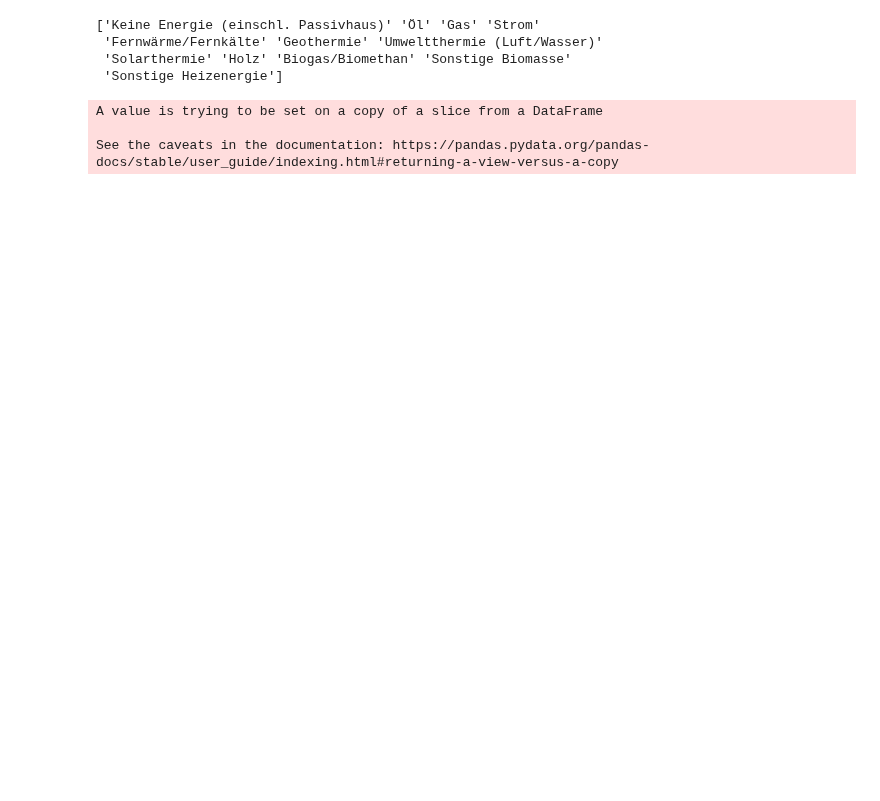
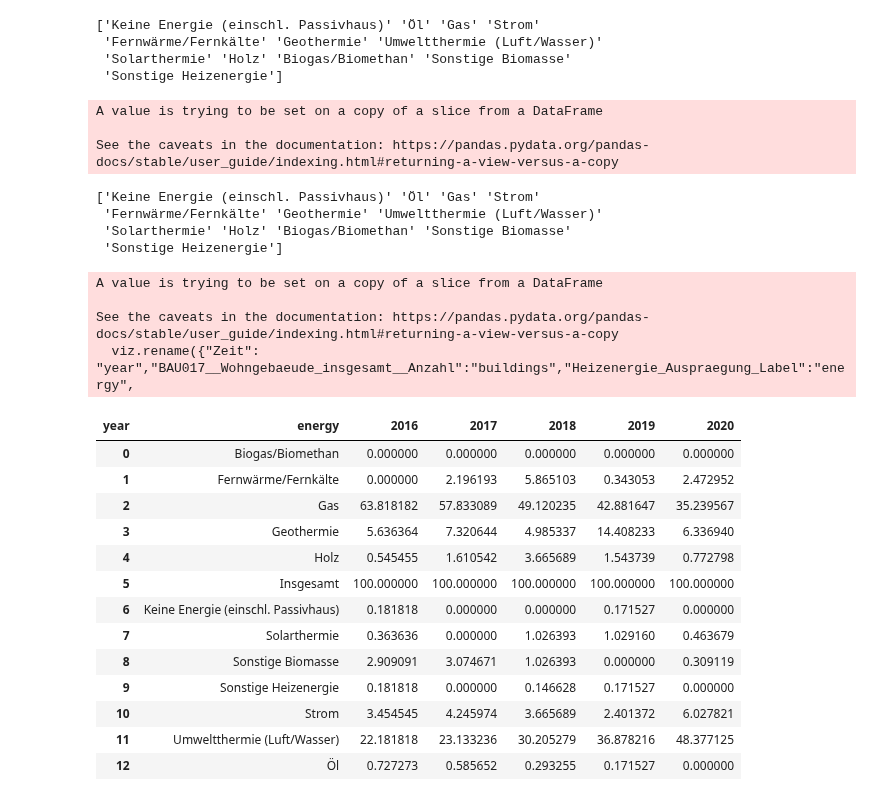
Before and after one commit to uclab-potsdam/klimataz, a Jupyter notebook: buildings/newbuildings_heating.ipynb, the cells around one changed output. Cells and saved outputs as stored; diff of their text form; code cells hidden in the pictures; blank space fills up the shorter version.

```diff
--- a/buildings/newbuildings_heating.ipynb
+++ b/buildings/newbuildings_heating.ipynb
@@ -341,17 +363,41 @@ See the caveats in the documentation: https://pandas.pydata.org/pandas-docs/stab
 # %%
 #plot_heating_timeseries(df_kreise[df_kreise["Ort_Auspraegung_Code"] == 1001],False,True)
 # Preparation of Workshop : extract data for "Mayen-Koblenz"
 
 mk = df_kreise[df_kreise["Ort_Auspraegung_Code"] == 7137]
 mk.to_csv("mayenkoblenz2.csv")
 
-plot_heating_bars(mk,True,True)
+plot_heating(mk,True,True)
 
 
 mk = mk[mk["Wohnort_Auspraegung_Label"] == "Wohnungen Insgesamt"]
 #pivot data
 pivot = mk.pivot_table(index='energy',columns='year', values="flats_anteil")
 pivot = pivot.reset_index(level=0)
 
-pivot.to_csv("mayenkoblenz_resahpe.csv")
+#pivot.to_csv("mayenkoblenz_reshpe.csv")
 #df_kreise
+pivot
+# %% [output]
+['Keine Energie (einschl. Passivhaus)' 'Öl' 'Gas' 'Strom'
+ 'Fernwärme/Fernkälte' 'Geothermie' 'Umweltthermie (Luft/Wasser)'
+ 'Solarthermie' 'Holz' 'Biogas/Biomethan' 'Sonstige Biomasse'
+ 'Sonstige Heizenergie']
+A value is trying to be set on a copy of a slice from a DataFrame
+
+See the caveats in the documentation: https://pandas.pydata.org/pandas-docs/stable/user_guide/indexing.html#returning-a-view-versus-a-copy
+  viz.rename({"Zeit": "year","BAU017__Wohngebaeude_insgesamt__Anzahl":"buildings","Heizenergie_Auspraegung_Label":"energy",
+| year | energy | 2016 | 2017 | 2018 | 2019 | 2020 |
+| 0 | Biogas/Biomethan | 0.000000 | 0.000000 | 0.000000 | 0.000000 | 0.000000 |
+| 1 | Fernwärme/Fernkälte | 0.000000 | 2.196193 | 5.865103 | 0.343053 | 2.472952 |
+| 2 | Gas | 63.818182 | 57.833089 | 49.120235 | 42.881647 | 35.239567 |
+| 3 | Geothermie | 5.636364 | 7.320644 | 4.985337 | 14.408233 | 6.336940 |
+| 4 | Holz | 0.545455 | 1.610542 | 3.665689 | 1.543739 | 0.772798 |
+| 5 | Insgesamt | 100.000000 | 100.000000 | 100.000000 | 100.000000 | 100.000000 |
+| 6 | Keine Energie (einschl. Passivhaus) | 0.181818 | 0.000000 | 0.000000 | 0.171527 | 0.000000 |
+| 7 | Solarthermie | 0.363636 | 0.000000 | 1.026393 | 1.029160 | 0.463679 |
+| 8 | Sonstige Biomasse | 2.909091 | 3.074671 | 1.026393 | 0.000000 | 0.309119 |
+| 9 | Sonstige Heizenergie | 0.181818 | 0.000000 | 0.146628 | 0.171527 | 0.000000 |
+| 10 | Strom | 3.454545 | 4.245974 | 3.665689 | 2.401372 | 6.027821 |
+| 11 | Umweltthermie (Luft/Wasser) | 22.181818 | 23.133236 | 30.205279 | 36.878216 | 48.377125 |
+| 12 | Öl | 0.727273 | 0.585652 | 0.293255 | 0.171527 | 0.000000 |
```
Also changed, not shown: parts of 5 cells of this notebook, 4 other files.
